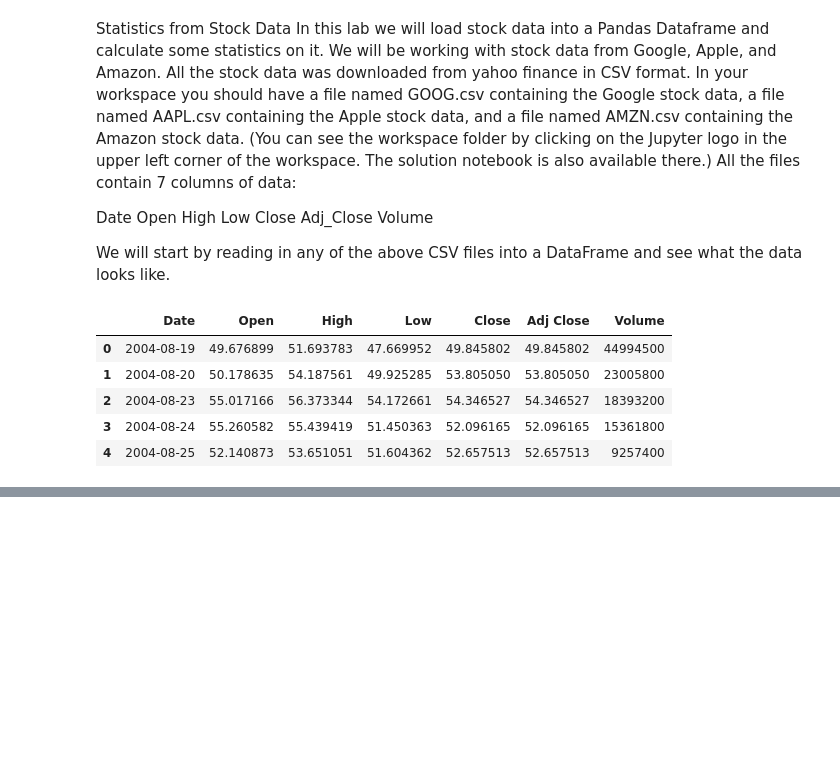
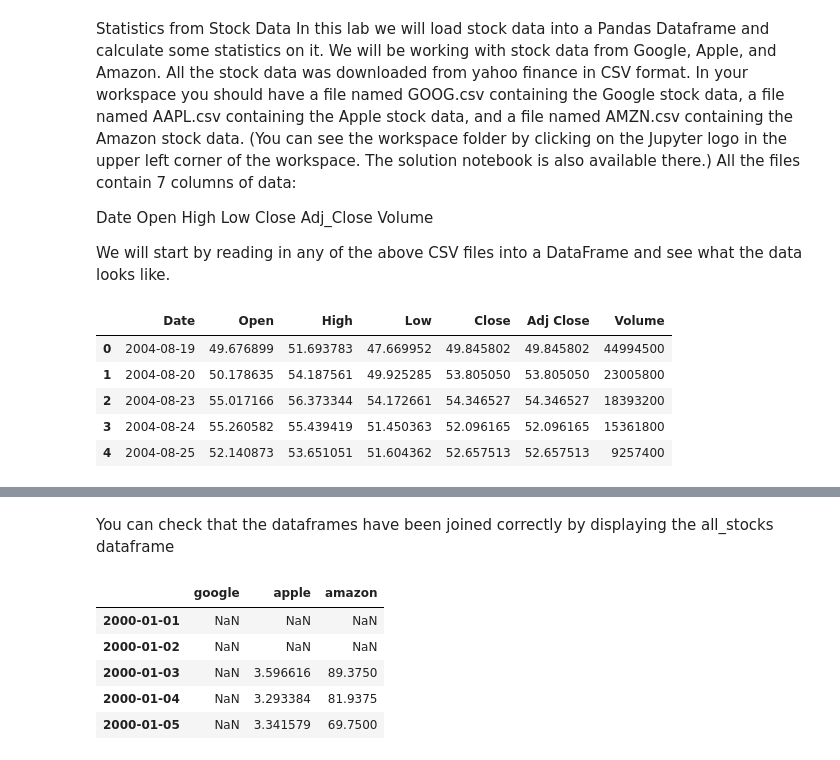
Before and after one commit to jjacque1/Learning-Numpy-in-JupyterNotebooks, a Jupyter notebook: statistics_from_stock_data.ipynb, the cells around one changed output, grey strips where cells are left out. Saved outputs shown, nothing was run; the diff lists cells and outputs as text; code cells hidden in the pictures; blank space fills up the shorter version.

```diff
--- a/statistics_from_stock_data.ipynb
+++ b/statistics_from_stock_data.ipynb
@@ -23,0 +37,12 @@ df.head()
+# %%
+# We load the Google stock data into a DataFrame
+
+google_stock = pd.read_csv('./financial_datasets/GOOG.csv', usecols = ['Adj Close', 'Date'], index_col=['Date'], parse_dates=True)
+
+# We load the Apple stock data into a DataFrame
+
+apple_stock = pd.read_csv('./financial_datasets/AAPL.csv', usecols = ['Adj Close', 'Date'], index_col = ['Date'], parse_dates = True)
+
+# We load the Amazon stock data into a DataFrame
+
+amazon_stock = pd.read_csv('./financial_datasets/AMZN.csv', usecols = ['Adj Close', 'Date'], index_col = ['Date'], parse_dates = True)
@@ -23,0 +94,9 @@ df.head()
+# %%
+# Change the Adj Close column label to Google
+google_stock = google_stock.rename(columns = {'Adj Close': 'google'})
+
+# Change the Adj Close column label to Apple
+apple_stock = apple_stock.rename(columns = {'Adj Close' : 'apple'})
+
+# Change the Adj Close column label to Amazon
+amazon_stock = amazon_stock.rename(columns = {'Adj Close' : 'amazon'})
@@ -23,0 +149,12 @@ df.head()
+# %% [markdown]
+You can check that the dataframes have been joined correctly by displaying the all_stocks dataframe
+# %%
+# We display the all_stocks DataFrame
+all_stocks.head()
+# %% [output]
+|  | google | apple | amazon |
+| 2000-01-01 | NaN | NaN | NaN |
+| 2000-01-02 | NaN | NaN | NaN |
+| 2000-01-03 | NaN | 3.596616 | 89.3750 |
+| 2000-01-04 | NaN | 3.293384 | 81.9375 |
+| 2000-01-05 | NaN | 3.341579 | 69.7500 |
```
Also changed, not shown: parts of 28 cells of this notebook.
